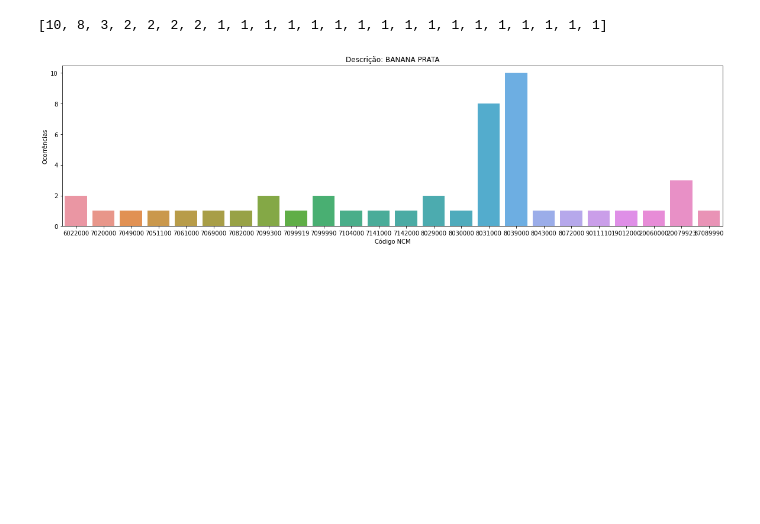
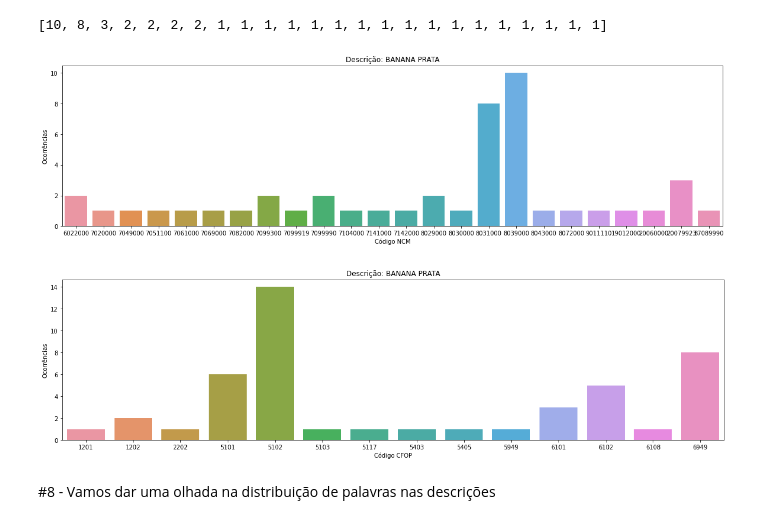
Before and after one commit to mfilipak/AFRAC_IA, a Jupyter notebook: 001_EDA_(Dados_do_Portal_da_cidadânia).ipynb, the cells around one changed output. Drawn from its saved outputs; the diff is of its cells as text; code cells hidden in the pictures; blank space fills up the shorter version.

```diff
--- a/001_EDA_(Dados_do_Portal_da_cidadânia).ipynb
+++ b/001_EDA_(Dados_do_Portal_da_cidadânia).ipynb
@@ -247,3 +247,13 @@ ax.set(xlabel='Código NCM', ylabel='Ocorrências', title=f"Descrição: {select
 plt.show()
 # %% [output]
 [figure]
+# %%
+reps = df2[df2["DESCR"] == selection]["CFOP"]
+plt.figure(figsize=(20,5))
+ax = sns.barplot(x=reps.value_counts().index, y=list(reps.value_counts()), )
+ax.set(xlabel='Código CFOP', ylabel='Ocorrências', title=f"Descrição: {selection}")
+plt.show()
+# %% [output]
+[figure, added]
+# %% [markdown]
+#8 - Vamos dar uma olhada na distribuição de palavras nas descrições
```
Also changed, not shown: parts of 3 cells of this notebook.
